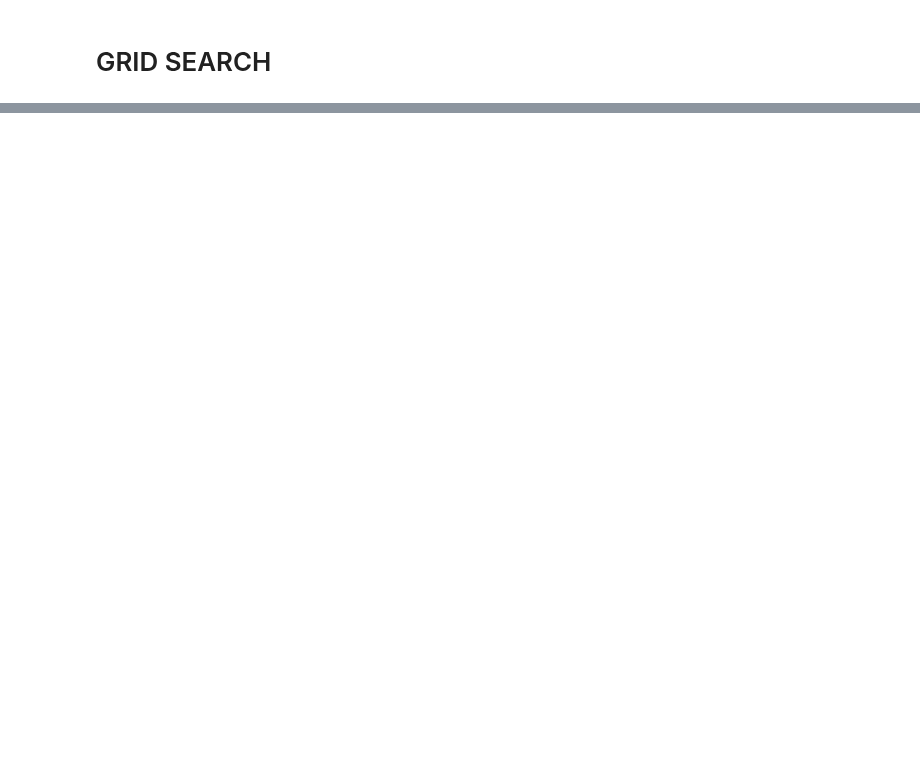
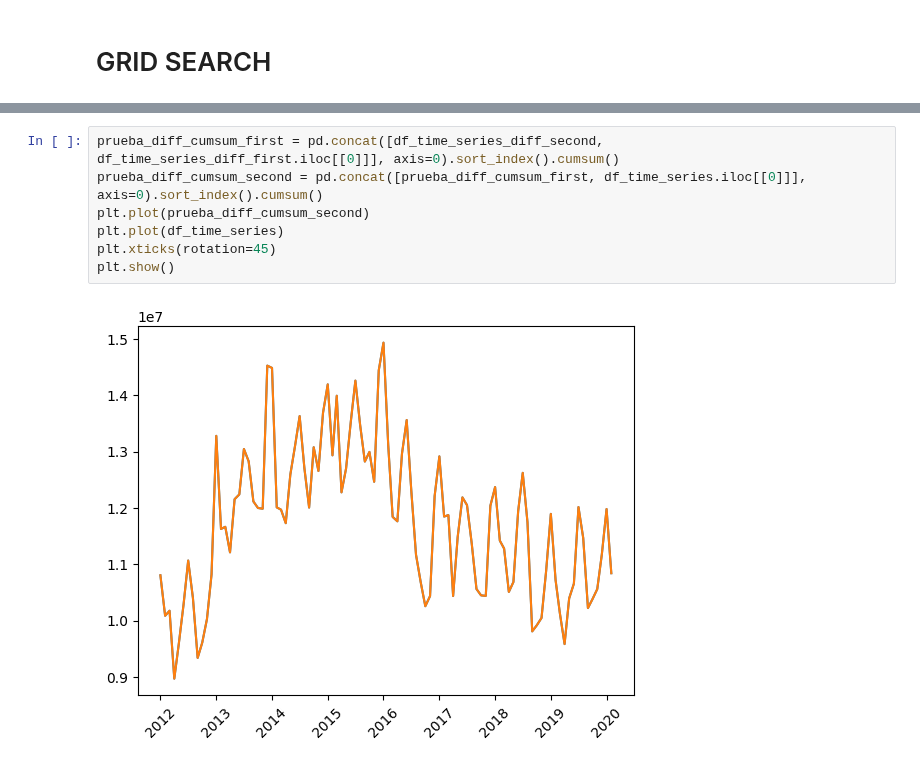
Before and after one commit to tomashbk/electric_energy_demand_argentina, a Jupyter notebook: MA.ipynb, the cells around one changed output, grey strips where cells are left out. Saved outputs shown, nothing was run; the diff lists cells and outputs as text; blank space fills up the shorter version.

```diff
--- a/MA.ipynb
+++ b/MA.ipynb
@@ -279 +276,10 @@ See the caveats in the documentation: https://pandas.pydata.org/pandas-docs/stab
 [figure]
+# %%
+prueba_diff_cumsum_first = pd.concat([df_time_series_diff_second, df_time_series_diff_first.iloc[[0]]], axis=0).sort_index().cumsum()
+prueba_diff_cumsum_second = pd.concat([prueba_diff_cumsum_first, df_time_series.iloc[[0]]], axis=0).sort_index().cumsum()
+plt.plot(prueba_diff_cumsum_second)
+plt.plot(df_time_series)
+plt.xticks(rotation=45)
+plt.show()
+# %% [output]
+[figure, added]
```
Also changed, not shown: parts of 15 cells of this notebook.
